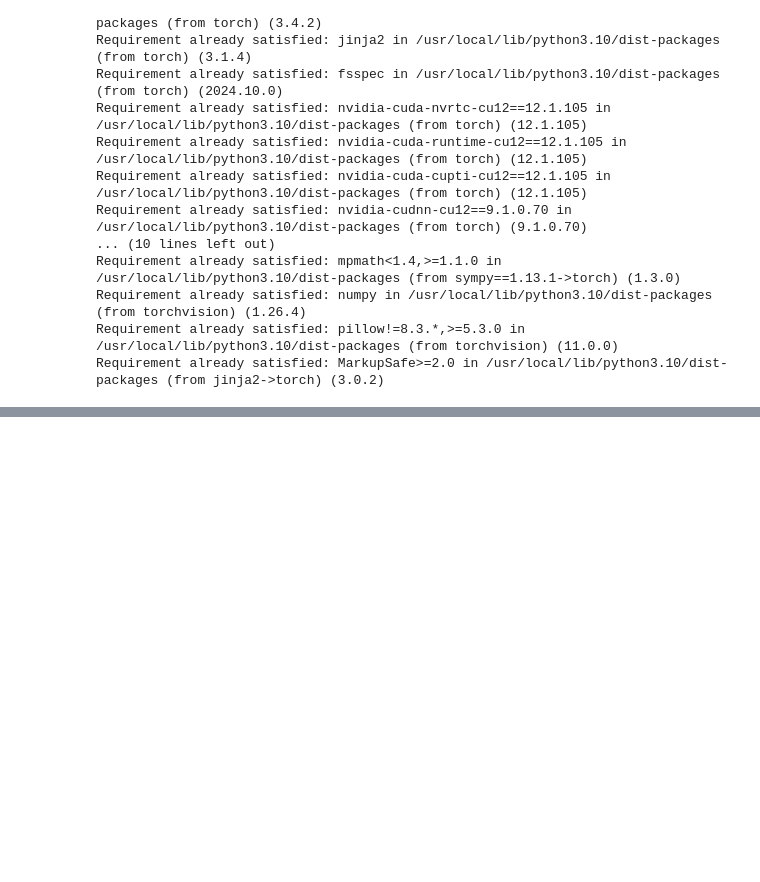
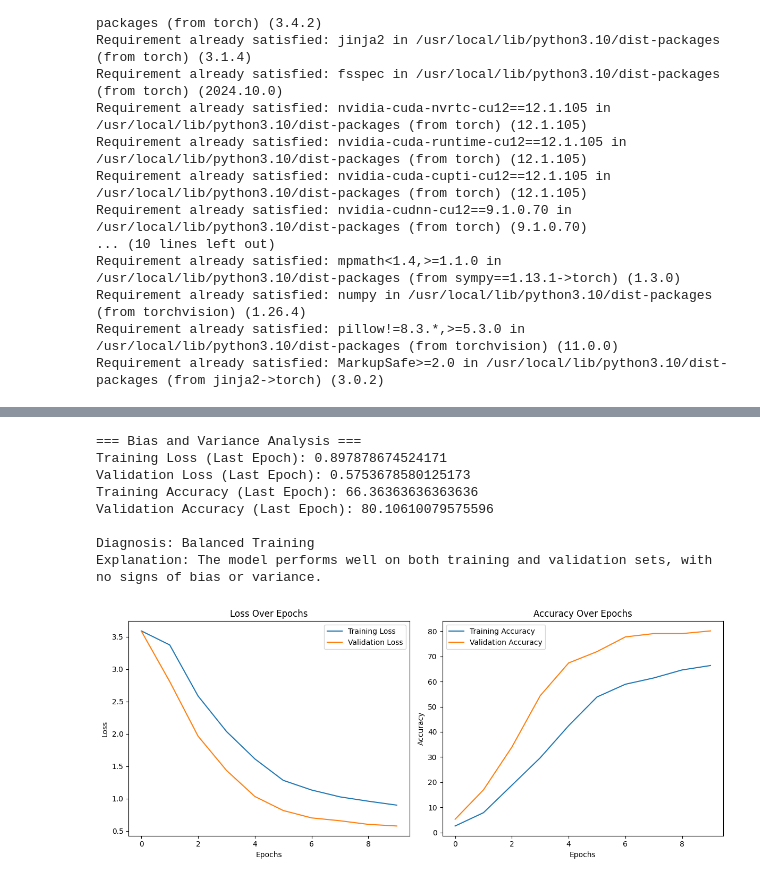
Before and after one commit to bryanmax9/SignLangClassifier, a Jupyter notebook: SignLanguageClassificationProject.ipynb, the cells around one changed output, grey strips where cells are left out. Saved outputs shown, nothing was run; the diff lists cells and outputs as text; code cells hidden in the pictures; blank space fills up the shorter version.

```diff
--- a/SignLanguageClassificationProject.ipynb
+++ b/SignLanguageClassificationProject.ipynb
@@ -230,0 +595,77 @@ torch.Size([1, 3, 224, 224])
+# %%
+def analyze_bias_variance(train_losses, valid_losses, train_accuracies, valid_accuracies):
+    """
+    Analyzes bias and variance based on training and validation metrics.
+
+    Args:
+    - train_losses (list): Training loss for each epoch.
+    - valid_losses (list): Validation loss for each epoch.
+    - train_accuracies (list): Training accuracy for each epoch.
+    - valid_accuracies (list): Validation accuracy for each epoch.
+
+    Returns:
+    - None
+    """
+    # Visualize Metrics
+    print("\n=== Bias and Variance Analysis ===")
+    print("Training Loss (Last Epoch):", train_losses[-1])
+    print("Validation Loss (Last Epoch):", valid_losses[-1])
+    print("Training Accuracy (Last Epoch):", train_accuracies[-1])
+    print("Validation Accuracy (Last Epoch):", valid_accuracies[-1])
+
+    # Check for High Bias (Underfitting)
+    if train_accuracies[-1] < 80.0 and valid_accuracies[-1] < 80.0:
+        print("\nDiagnosis: High Bias (Underfitting)")
+        print("Explanation: The model is unable to learn the training data effectively. "
+              "Consider increasing the model complexity (more layers or neurons) or training for more epochs.")
+
+    # Check for High Variance (Overfitting)
+    elif train_accuracies[-1] > 90.0 and abs(train_accuracies[-1] - valid_accuracies[-1]) > 10.0:
+        print("\nDiagnosis: High Variance (Overfitting)")
+        print("Explanation: The model performs well on the training set but poorly on the validation set. "
+              "Consider adding regularization (e.g., dropout) or reducing model complexity.")
+
+    # Check for Balanced Training
+    else:
+        print("\nDiagnosis: Balanced Training")
+        print("Explanation: The model performs well on both training and validation sets, with no signs of bias or variance.")
+
+    # Plot Training and Validation Metrics
+    import matplotlib.pyplot as plt
+
+    plt.figure(figsize=(12, 5))
+
+    # Loss Plot
+    plt.subplot(1, 2, 1)
+    plt.plot(train_losses, label='Training Loss')
+    plt.plot(valid_losses, label='Validation Loss')
+    plt.title("Loss Over Epochs")
+    plt.xlabel("Epochs")
+    plt.ylabel("Loss")
+    plt.legend()
+
+    # Accuracy Plot
+    plt.subplot(1, 2, 2)
+    plt.plot(train_accuracies, label='Training Accuracy')
+    plt.plot(valid_accuracies, label='Validation Accuracy')
+    plt.title("Accuracy Over Epochs")
+    plt.xlabel("Epochs")
+    plt.ylabel("Accuracy")
+    plt.legend()
+
+    plt.tight_layout()
+    plt.show()
+
+# Example usage after training:
+# Assuming you collected `train_losses`, `valid_losses`, `train_accuracies`, and `valid_accuracies` during training.
+analyze_bias_variance(train_losses, valid_losses, train_accuracies, valid_accuracies)
+# %% [output]
+=== Bias and Variance Analysis ===
+Training Loss (Last Epoch): 0.897878674524171
+Validation Loss (Last Epoch): 0.5753678580125173
+Training Accuracy (Last Epoch): 66.36363636363636
+Validation Accuracy (Last Epoch): 80.10610079575596
+
+Diagnosis: Balanced Training
+Explanation: The model performs well on both training and validation sets, with no signs of bias or variance.
+[figure, added]
```
Also changed, not shown: parts of 87 cells of this notebook.
